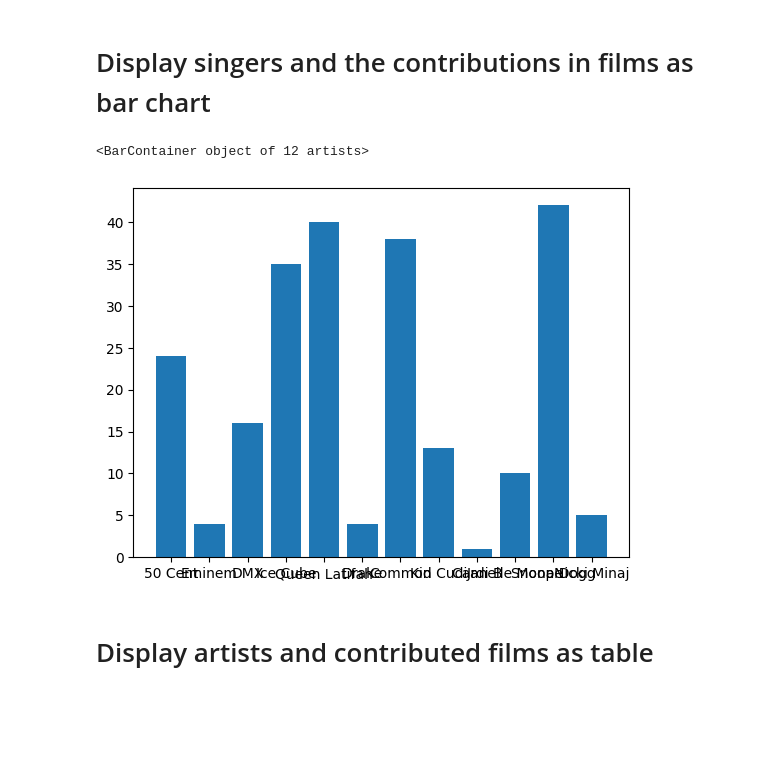
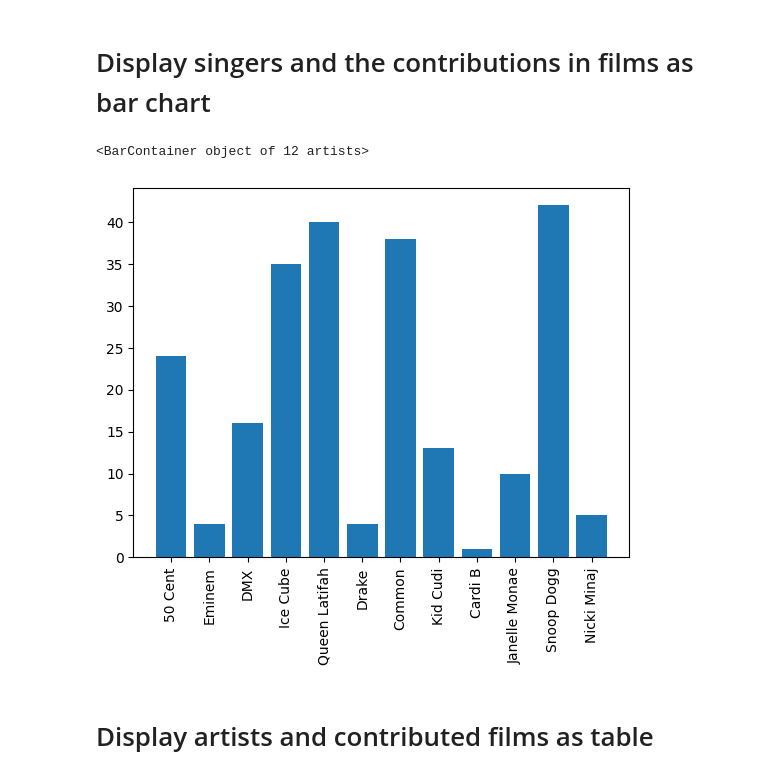
Before and after one commit to vuminhle1997/Lab_09_Semantics, a Jupyter notebook: main.ipynb, the cells around one changed output. Cells and saved outputs as stored; diff of their text form; code cells hidden in the pictures; blank space fills up the shorter version.

```diff
--- a/main.ipynb
+++ b/main.ipynb
@@ -97,17 +96,19 @@ for i, a in enumerate(overlappingData):
 # %% [markdown]
 # Display singers and the contributions in films as bar chart
 # %%
+
 counts = []
 artistNames = []
 
 for data in overlappingData:
     artistNames.append(data['name'])
     counts.append(len(data['films']))
 
+plt.xticks(rotation=90)
 plt.bar(artistNames, counts)
 # %% [output]
 <BarContainer object of 12 artists>
-[figure, old version]
+[figure, new version]
 # %% [markdown]
 # Display artists and contributed films as table
 # %%
```
Also changed, not shown: parts of 9 cells of this notebook, 2 other files.
